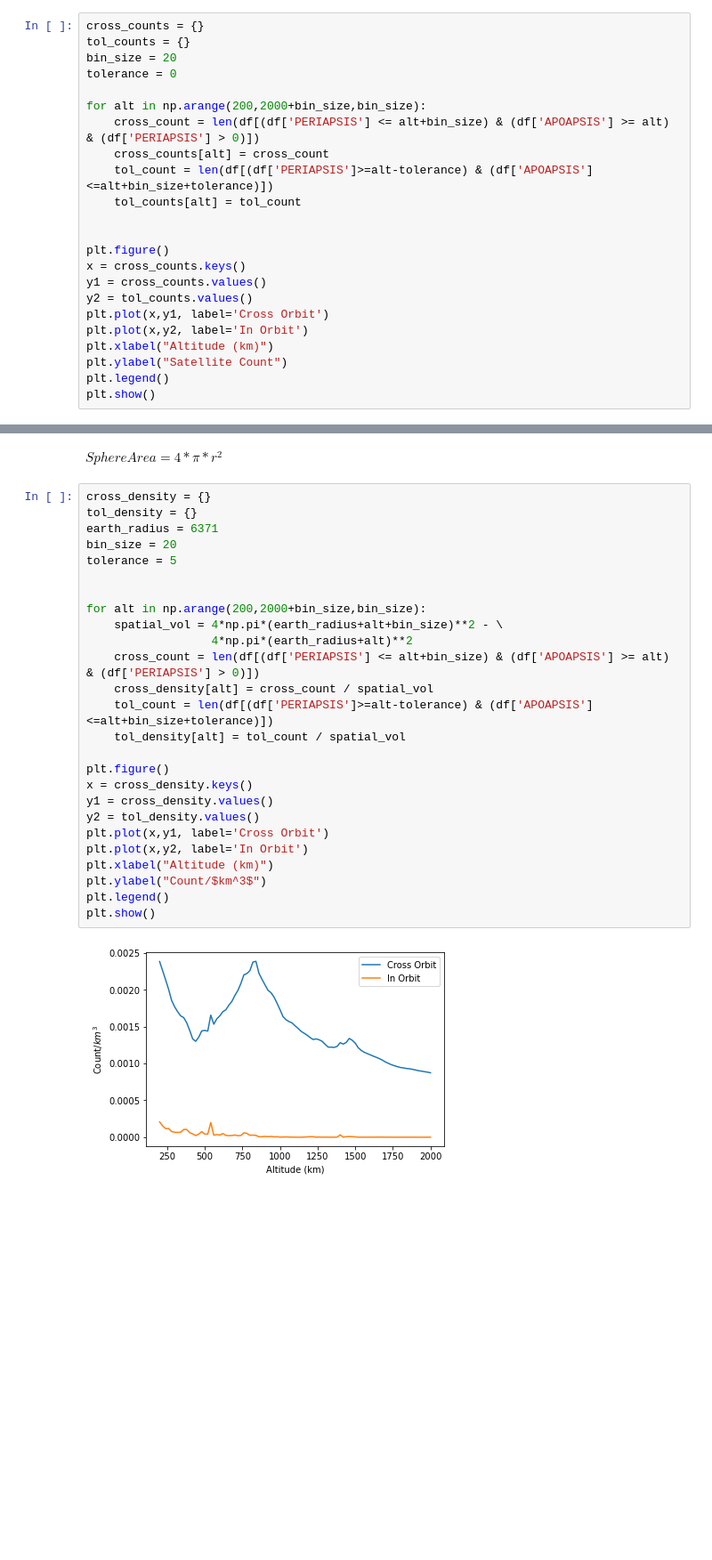
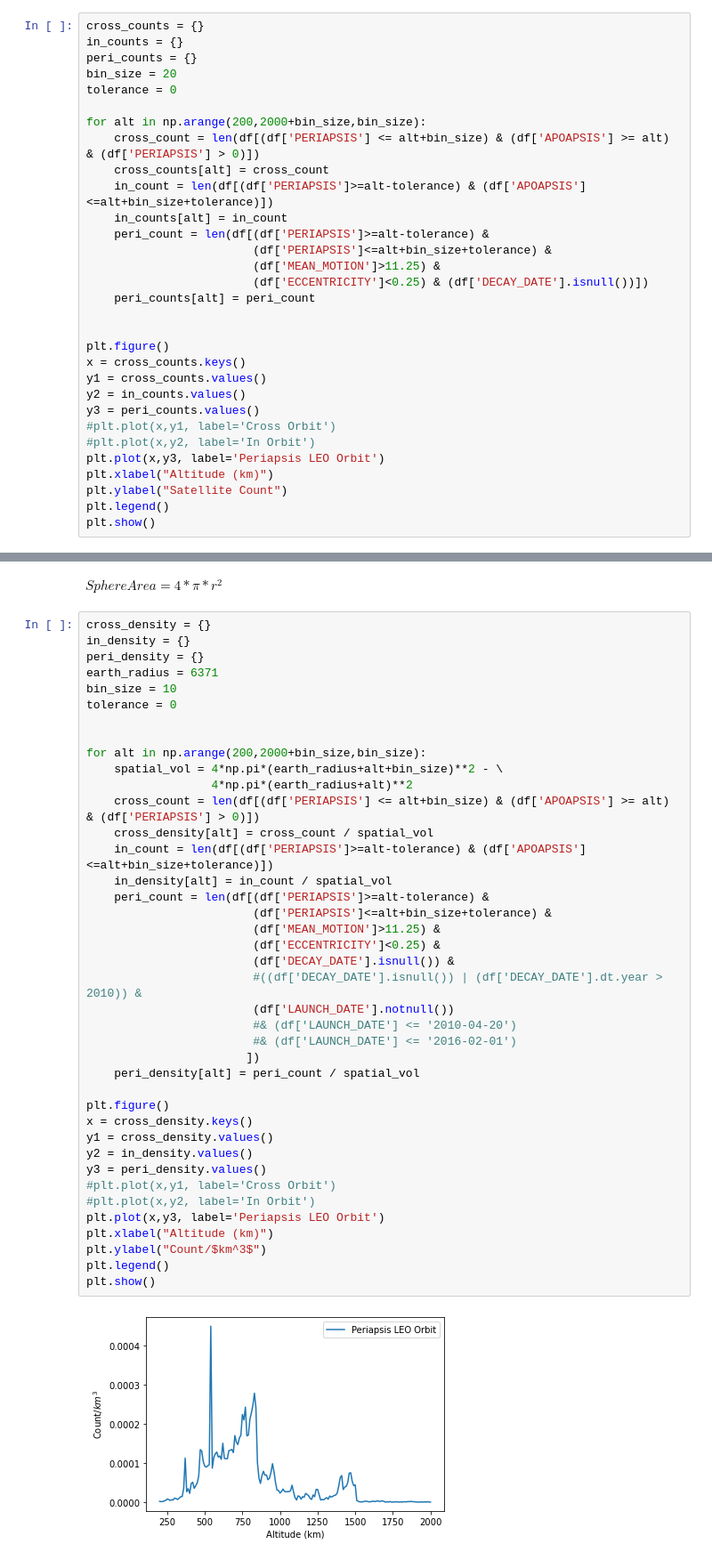
Before and after one commit to mads-hatters/SIADS-591-Orbital-Congestion, a Jupyter notebook: playground/nick_spatial_density/spatial_density.ipynb, the cells around one changed output, grey strips where cells are left out. Shown at 89% size. Drawn from its saved outputs; the diff is of its cells as text; blank space fills up the shorter version.

Commit message:
spatial density stuff

```diff
--- a/playground/nick_spatial_density/spatial_density.ipynb
+++ b/playground/nick_spatial_density/spatial_density.ipynb
@@ -26,22 +11,30 @@ Name: APOAPSIS, dtype: float64
 # %%
 cross_counts = {}
-tol_counts = {}
+in_counts = {}
+peri_counts = {}
 bin_size = 20
 tolerance = 0
 
 for alt in np.arange(200,2000+bin_size,bin_size):
     cross_count = len(df[(df['PERIAPSIS'] <= alt+bin_size) & (df['APOAPSIS'] >= alt) & (df['PERIAPSIS'] > 0)])
     cross_counts[alt] = cross_count
-    tol_count = len(df[(df['PERIAPSIS']>=alt-tolerance) & (df['APOAPSIS']<=alt+bin_size+tolerance)])
-    tol_counts[alt] = tol_count
+    in_count = len(df[(df['PERIAPSIS']>=alt-tolerance) & (df['APOAPSIS']<=alt+bin_size+tolerance)])
+    in_counts[alt] = in_count
+    peri_count = len(df[(df['PERIAPSIS']>=alt-tolerance) &
+                        (df['PERIAPSIS']<=alt+bin_size+tolerance) &
+                        (df['MEAN_MOTION']>11.25) &
+                        (df['ECCENTRICITY']<0.25) & (df['DECAY_DATE'].isnull())])
+    peri_counts[alt] = peri_count
 
 
 plt.figure()
 x = cross_counts.keys()
 y1 = cross_counts.values()
-y2 = tol_counts.values()
-plt.plot(x,y1, label='Cross Orbit')
-plt.plot(x,y2, label='In Orbit')
+y2 = in_counts.values()
+y3 = peri_counts.values()
+#plt.plot(x,y1, label='Cross Orbit')
+#plt.plot(x,y2, label='In Orbit')
+plt.plot(x,y3, label='Periapsis LEO Orbit')
 plt.xlabel("Altitude (km)")
 plt.ylabel("Satellite Count")
 plt.legend()
@@ -52,29 +45,43 @@ plt.show()
 $Sphere Area = 4*\pi*r^2$
 # %%
 cross_density = {}
-tol_density = {}
+in_density = {}
+peri_density = {}
 earth_radius = 6371
-bin_size = 20
-tolerance = 5
+bin_size = 10
+tolerance = 0
 
 
 for alt in np.arange(200,2000+bin_size,bin_size):
     spatial_vol = 4*np.pi*(earth_radius+alt+bin_size)**2 - \
                   4*np.pi*(earth_radius+alt)**2
     cross_count = len(df[(df['PERIAPSIS'] <= alt+bin_size) & (df['APOAPSIS'] >= alt) & (df['PERIAPSIS'] > 0)])
     cross_density[alt] = cross_count / spatial_vol
-    tol_count = len(df[(df['PERIAPSIS']>=alt-tolerance) & (df['APOAPSIS']<=alt+bin_size+tolerance)])
-    tol_density[alt] = tol_count / spatial_vol
+    in_count = len(df[(df['PERIAPSIS']>=alt-tolerance) & (df['APOAPSIS']<=alt+bin_size+tolerance)])
+    in_density[alt] = in_count / spatial_vol
+    peri_count = len(df[(df['PERIAPSIS']>=alt-tolerance) &
+                        (df['PERIAPSIS']<=alt+bin_size+tolerance) &
+                        (df['MEAN_MOTION']>11.25) &
+                        (df['ECCENTRICITY']<0.25) &
+                        (df['DECAY_DATE'].isnull()) &
+                        #((df['DECAY_DATE'].isnull()) | (df['DECAY_DATE'].dt.year > 2010)) &
+                        (df['LAUNCH_DATE'].notnull())
+                        #& (df['LAUNCH_DATE'] <= '2010-04-20')
+                        #& (df['LAUNCH_DATE'] <= '2016-02-01')
+                       ])
+    peri_density[alt] = peri_count / spatial_vol
 
 plt.figure()
 x = cross_density.keys()
 y1 = cross_density.values()
-y2 = tol_density.values()
-plt.plot(x,y1, label='Cross Orbit')
-plt.plot(x,y2, label='In Orbit')
+y2 = in_density.values()
+y3 = peri_density.values()
+#plt.plot(x,y1, label='Cross Orbit')
+#plt.plot(x,y2, label='In Orbit')
+plt.plot(x,y3, label='Periapsis LEO Orbit')
 plt.xlabel("Altitude (km)")
 plt.ylabel("Count/$km^3$")
 plt.legend()
 plt.show()
 # %% [output]
-[figure, old version]
+[figure, new version]
```
Also changed, not shown: parts of 6 cells of this notebook, 2 other files.
